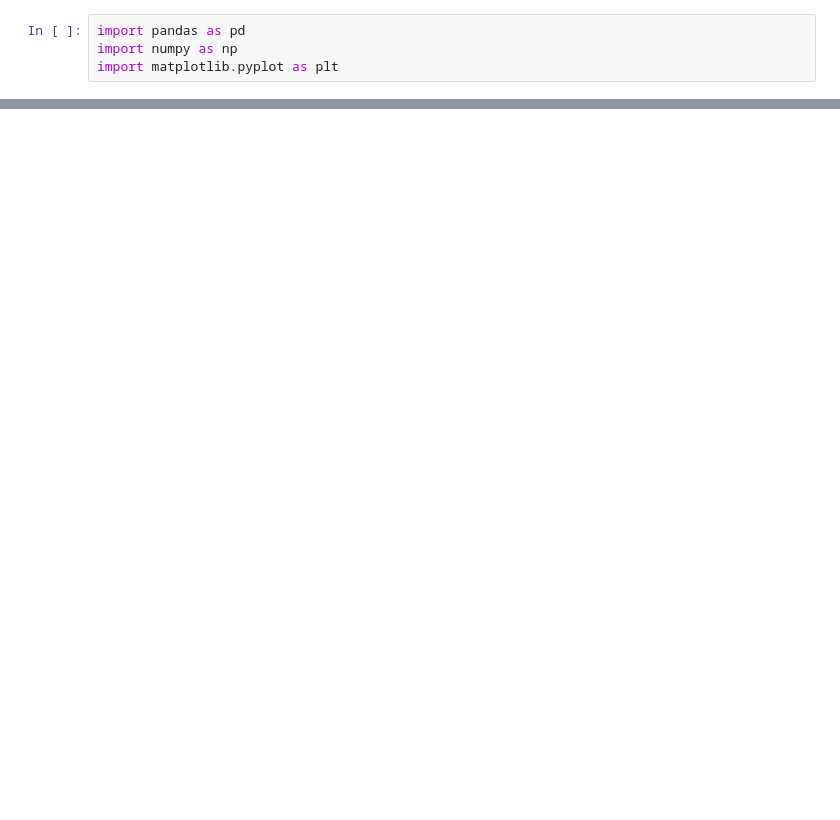
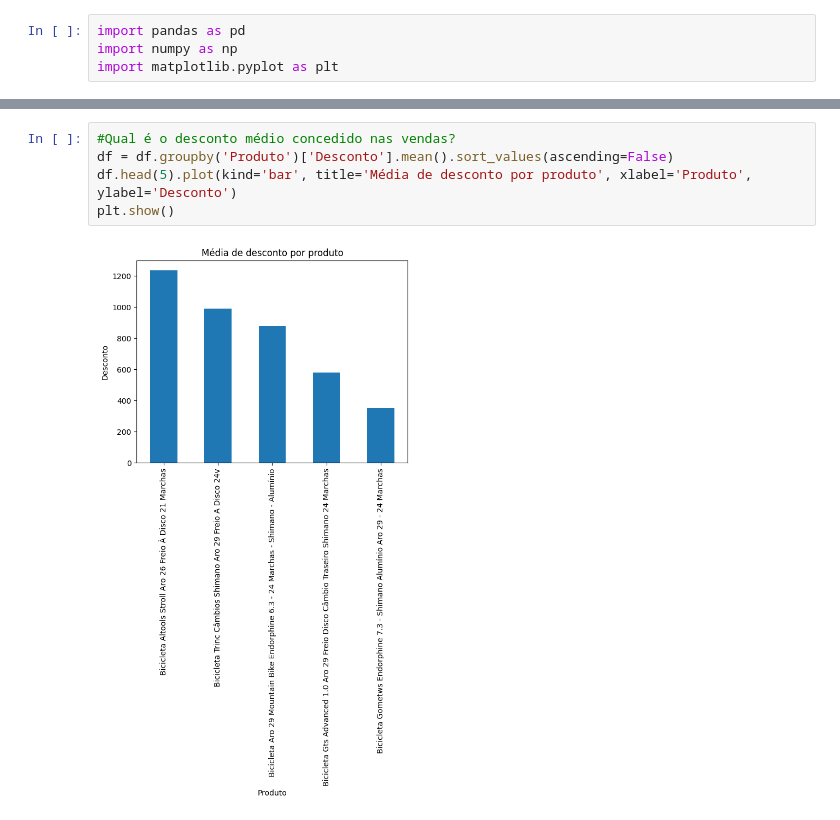
Before and after one commit to jcostaa1/analysis-client, a Jupyter notebook: analytic_graphs.ipynb, the cells around one changed output, grey strips where cells are left out. Drawn from its saved outputs; the diff is of its cells as text; blank space fills up the shorter version.

```diff
--- a/analytic_graphs.ipynb
+++ b/analytic_graphs.ipynb
@@ -74,0 +40,7 @@ plt.show()
+# %%
+#Qual é o desconto médio concedido nas vendas?
+df = df.groupby('Produto')['Desconto'].mean().sort_values(ascending=False)
+df.head(5).plot(kind='bar', title='Média de desconto por produto', xlabel='Produto', ylabel='Desconto')
+plt.show()
+# %% [output]
+[figure, added]
```
Also changed, not shown: parts of 39 cells of this notebook.
